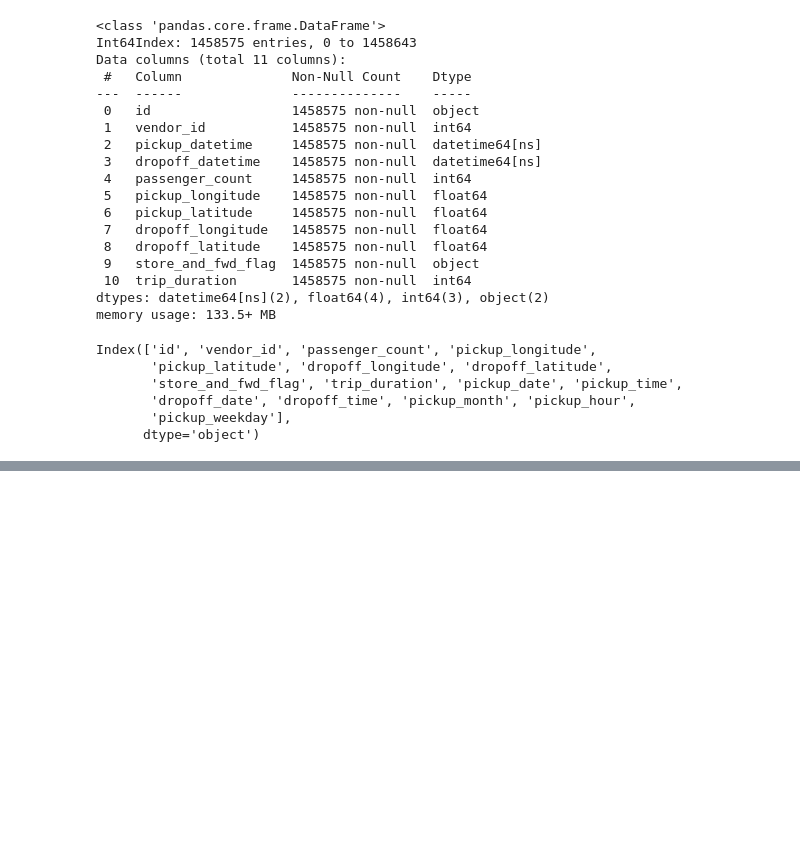
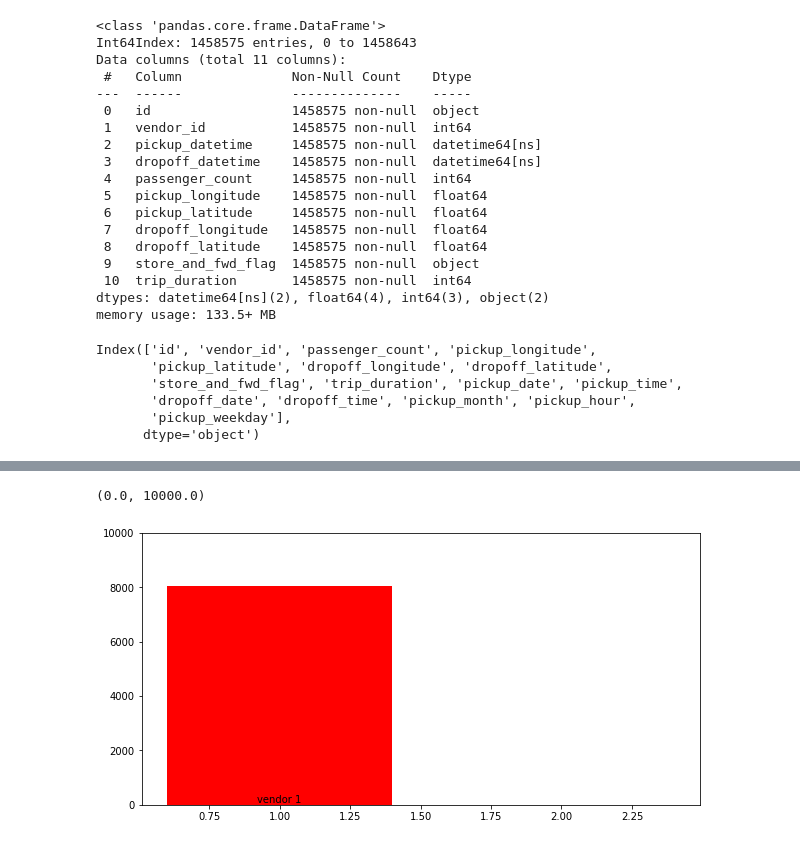
Before and after one commit to Shashwat-spyder/NYC-Taxi-Trip-Time, a Jupyter notebook: NYC_Taxi_Trip_Time_Prediction_Capstone_Project.ipynb, the cells around one changed output, grey strips where cells are left out. Drawn from its saved outputs; the diff is of its cells as text; code cells hidden in the pictures; blank space fills up the shorter version.

```diff
--- a/NYC_Taxi_Trip_Time_Prediction_Capstone_Project.ipynb
+++ b/NYC_Taxi_Trip_Time_Prediction_Capstone_Project.ipynb
@@ -344,0 +409,19 @@ Index(['id', 'vendor_id', 'passenger_count', 'pickup_longitude',
+# %%
+num_yes=c['Y']
+vendor=c['vendor_id']
+
+fig= plt.figure(figsize=(10,5))
+
+plt.bar(vendor,num_yes, color='red', )
+# plt.text(1,8042)
+
+for i in range(0,len(c['Y'])):
+  if i==1:
+    plt.text(i,c['Y'][i],'vendor 1',ha='center', va='bottom')
+  if i==2:
+    plt.text(i,c['Y'][i],'vendor 2',ha='center', va='bottom')
+
+plt.ylim([0,10000])
+# %% [output]
+(0.0, 10000.0)
+[figure, added]
```
Also changed, not shown: parts of 31 cells of this notebook.
